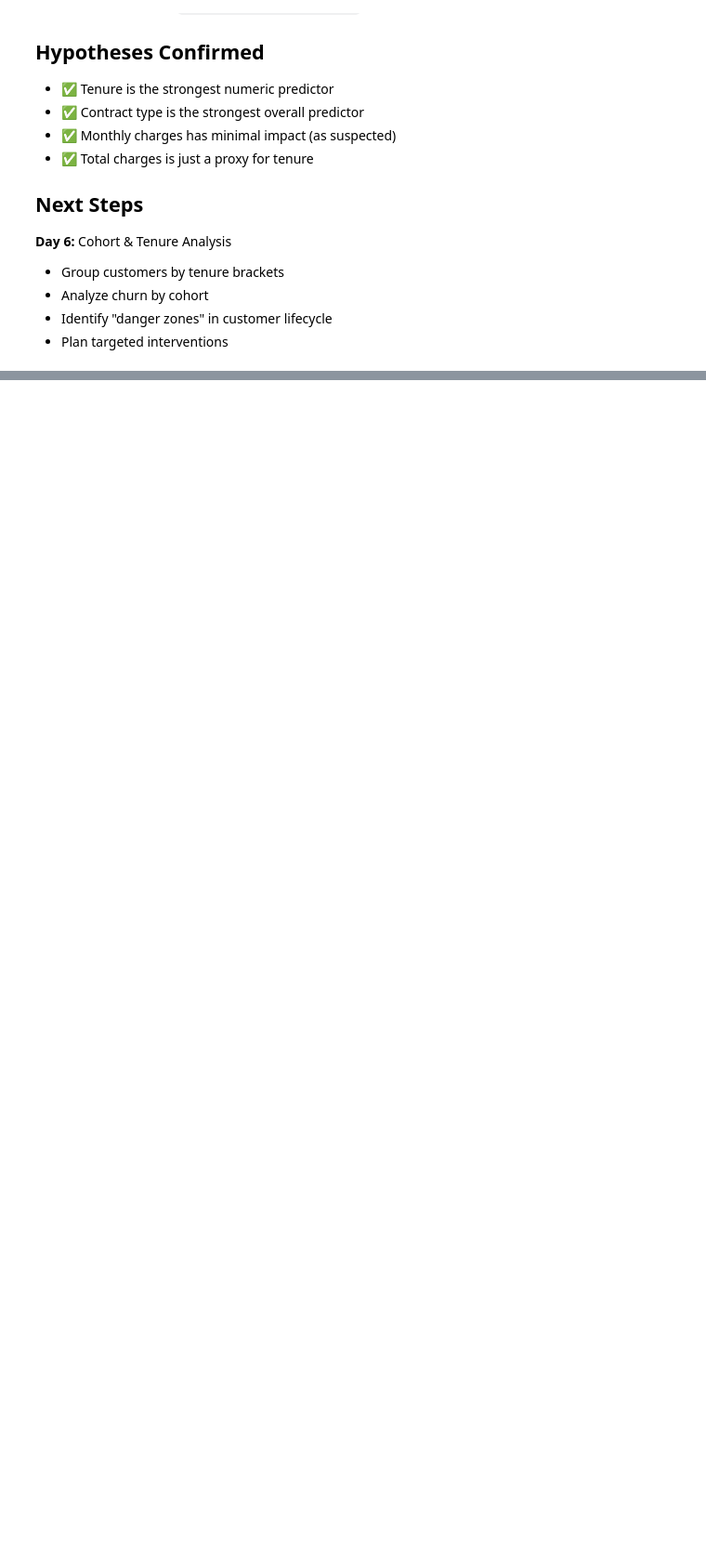
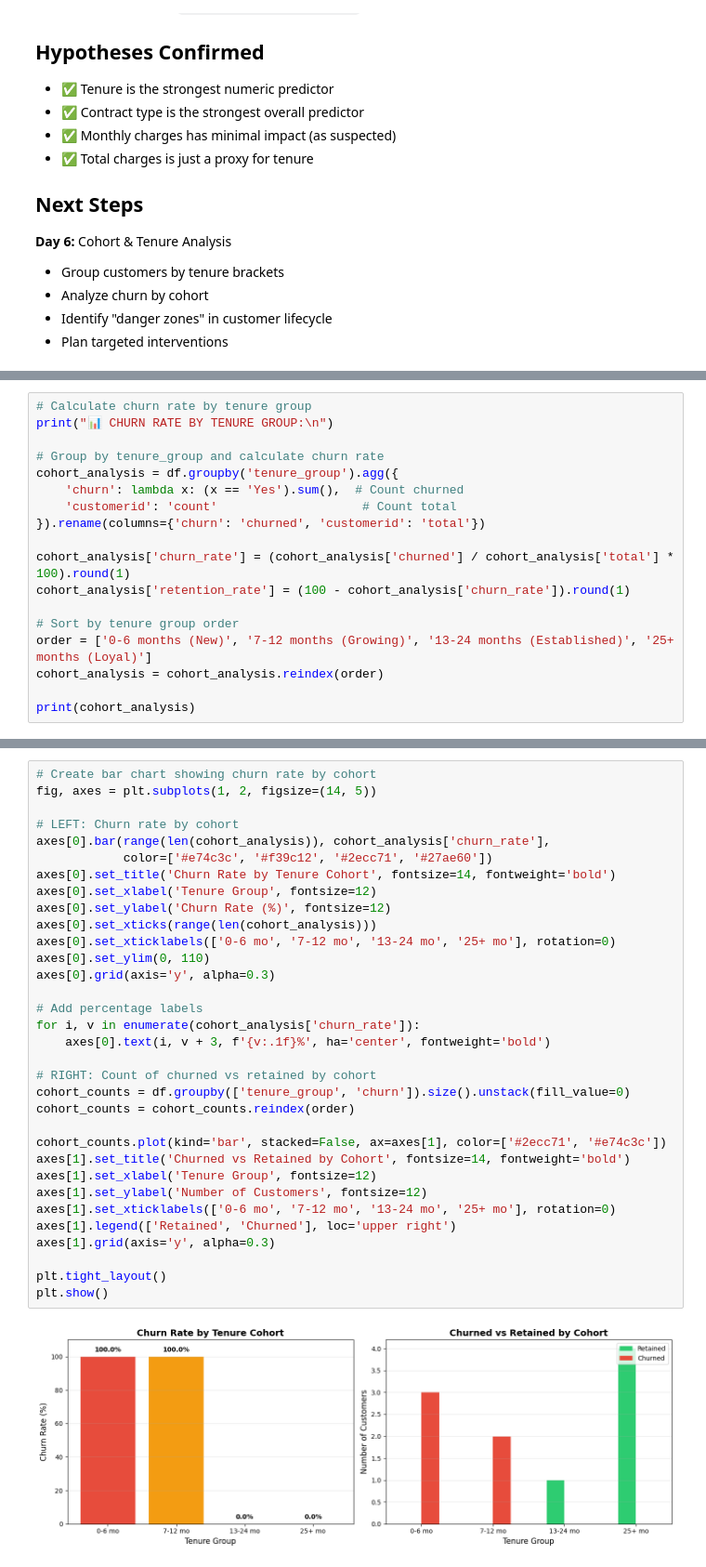
Before and after one commit to alexis-aquino/customer-churner, a Jupyter notebook: notebooks/01_load_data.ipynb, the cells around one changed output, grey strips where cells are left out. Shown at 93% size. Cells and saved outputs as stored; diff of their text form; blank space fills up the shorter version.

```diff
--- a/notebooks/01_load_data.ipynb
+++ b/notebooks/01_load_data.ipynb
@@ -1150,0 +1197,18 @@ monthly_charges     Numeric                 0.001485              Low
+# %%
+# Calculate churn rate by tenure group
+print("📊 CHURN RATE BY TENURE GROUP:\n")
+
+# Group by tenure_group and calculate churn rate
+cohort_analysis = df.groupby('tenure_group').agg({
+    'churn': lambda x: (x == 'Yes').sum(),  # Count churned
+    'customerid': 'count'                    # Count total
+}).rename(columns={'churn': 'churned', 'customerid': 'total'})
+
+cohort_analysis['churn_rate'] = (cohort_analysis['churned'] / cohort_analysis['total'] * 100).round(1)
+cohort_analysis['retention_rate'] = (100 - cohort_analysis['churn_rate']).round(1)
+
+# Sort by tenure group order
+order = ['0-6 months (New)', '7-12 months (Growing)', '13-24 months (Established)', '25+ months (Loyal)']
+cohort_analysis = cohort_analysis.reindex(order)
+
+print(cohort_analysis)
@@ -1150,0 +1238,35 @@ monthly_charges     Numeric                 0.001485              Low
+# %%
+# Create bar chart showing churn rate by cohort
+fig, axes = plt.subplots(1, 2, figsize=(14, 5))
+
+# LEFT: Churn rate by cohort
+axes[0].bar(range(len(cohort_analysis)), cohort_analysis['churn_rate'],
+            color=['#e74c3c', '#f39c12', '#2ecc71', '#27ae60'])
+axes[0].set_title('Churn Rate by Tenure Cohort', fontsize=14, fontweight='bold')
+axes[0].set_xlabel('Tenure Group', fontsize=12)
+axes[0].set_ylabel('Churn Rate (%)', fontsize=12)
+axes[0].set_xticks(range(len(cohort_analysis)))
+axes[0].set_xticklabels(['0-6 mo', '7-12 mo', '13-24 mo', '25+ mo'], rotation=0)
+axes[0].set_ylim(0, 110)
+axes[0].grid(axis='y', alpha=0.3)
+
+# Add percentage labels
+for i, v in enumerate(cohort_analysis['churn_rate']):
+    axes[0].text(i, v + 3, f'{v:.1f}%', ha='center', fontweight='bold')
+
+# RIGHT: Count of churned vs retained by cohort
+cohort_counts = df.groupby(['tenure_group', 'churn']).size().unstack(fill_value=0)
+cohort_counts = cohort_counts.reindex(order)
+
+cohort_counts.plot(kind='bar', stacked=False, ax=axes[1], color=['#2ecc71', '#e74c3c'])
+axes[1].set_title('Churned vs Retained by Cohort', fontsize=14, fontweight='bold')
+axes[1].set_xlabel('Tenure Group', fontsize=12)
+axes[1].set_ylabel('Number of Customers', fontsize=12)
+axes[1].set_xticklabels(['0-6 mo', '7-12 mo', '13-24 mo', '25+ mo'], rotation=0)
+axes[1].legend(['Retained', 'Churned'], loc='upper right')
+axes[1].grid(axis='y', alpha=0.3)
+
+plt.tight_layout()
+plt.show()
+# %% [output]
+[figure, added]
```
Also changed, not shown: parts of 11 cells of this notebook.
